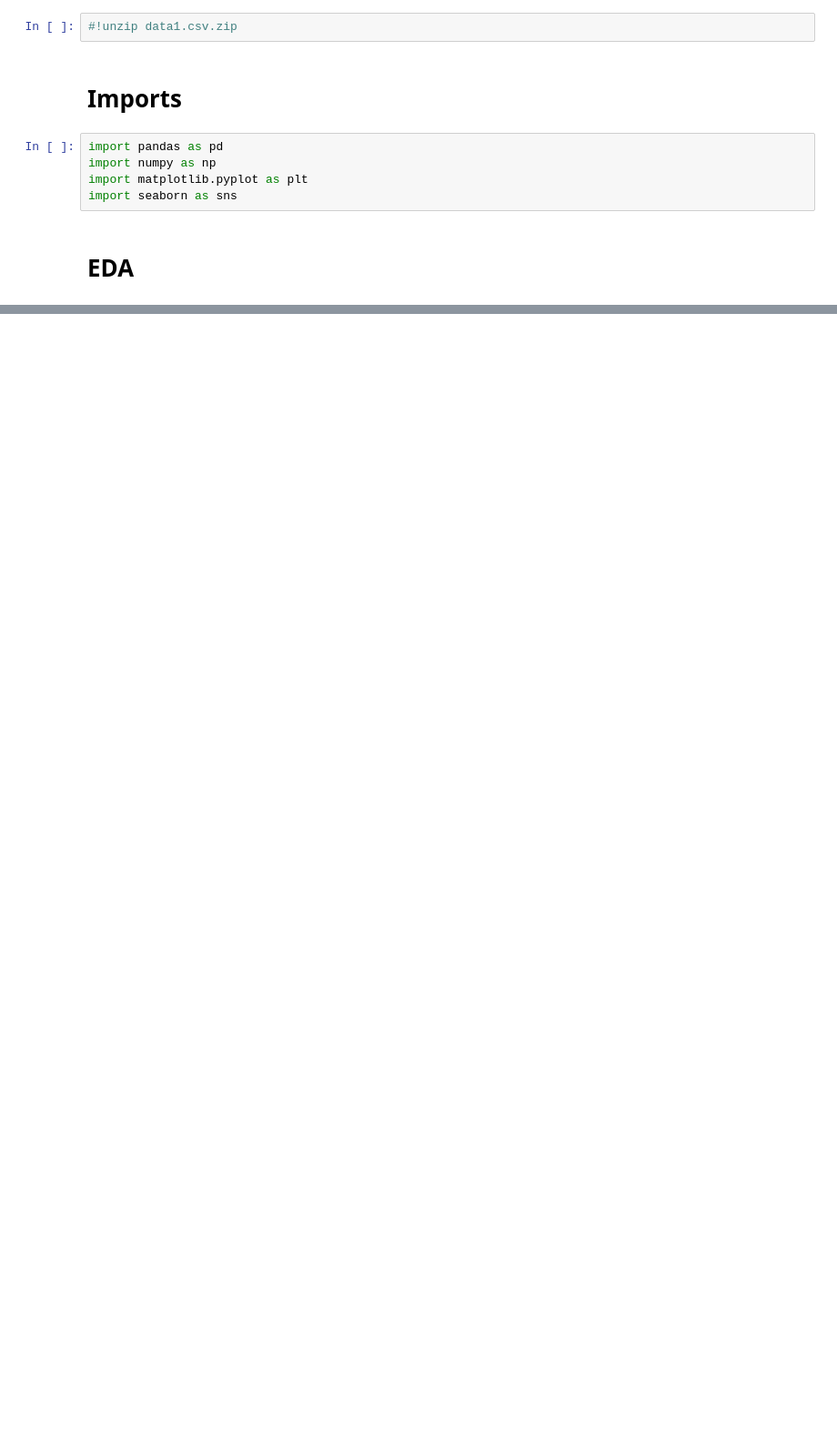
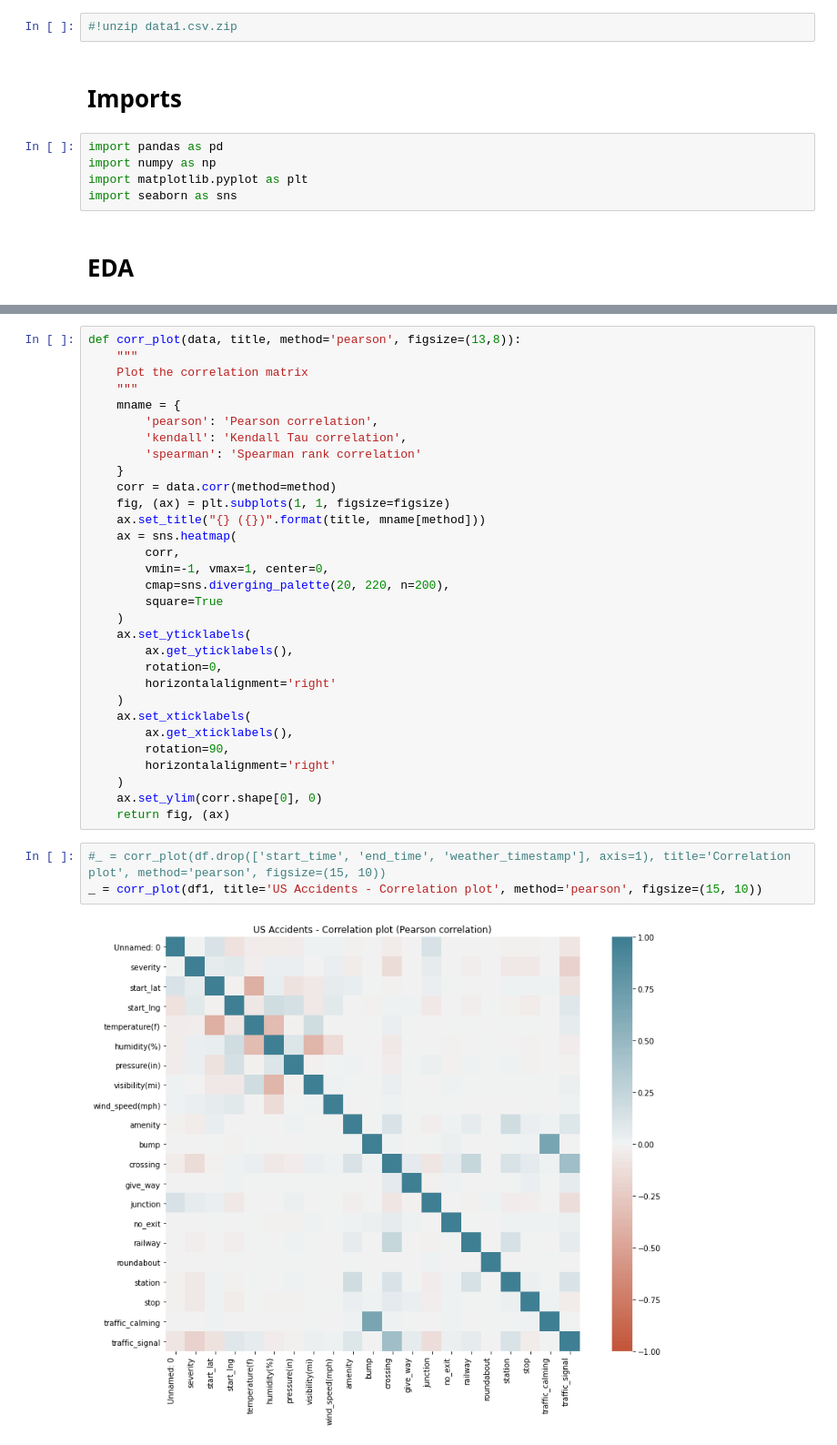
Before and after one commit to pvn-leo/DataAnalytics, a Jupyter notebook: US_accidents_1.ipynb, the cells around one changed output, grey strips where cells are left out. Shown at 91% size. Saved outputs shown, nothing was run; the diff lists cells and outputs as text; blank space fills up the shorter version.

```diff
--- a/US_accidents_1.ipynb
+++ b/US_accidents_1.ipynb
@@ -53,0 +91,36 @@ Columns :  49
+# %%
+def corr_plot(data, title, method='pearson', figsize=(13,8)):
+    """
+    Plot the correlation matrix
+    """
+    mname = {
+        'pearson': 'Pearson correlation',
+        'kendall': 'Kendall Tau correlation',
+        'spearman': 'Spearman rank correlation'
+    }
+    corr = data.corr(method=method)
+    fig, (ax) = plt.subplots(1, 1, figsize=figsize)
+    ax.set_title("{} ({})".format(title, mname[method]))
+    ax = sns.heatmap(
+        corr,
+        vmin=-1, vmax=1, center=0,
+        cmap=sns.diverging_palette(20, 220, n=200),
+        square=True
+    )
+    ax.set_yticklabels(
+        ax.get_yticklabels(),
+        rotation=0,
+        horizontalalignment='right'
+    )
+    ax.set_xticklabels(
+        ax.get_xticklabels(),
+        rotation=90,
+        horizontalalignment='right'
+    )
+    ax.set_ylim(corr.shape[0], 0)
+    return fig, (ax)
+# %%
+#_ = corr_plot(df.drop(['start_time', 'end_time', 'weather_timestamp'], axis=1), title='Correlation plot', method='pearson', figsize=(15, 10))
+_ = corr_plot(df1, title='US Accidents - Correlation plot', method='pearson', figsize=(15, 10))
+# %% [output]
+[figure, added]
```
Also changed, not shown: parts of 28 cells of this notebook.
